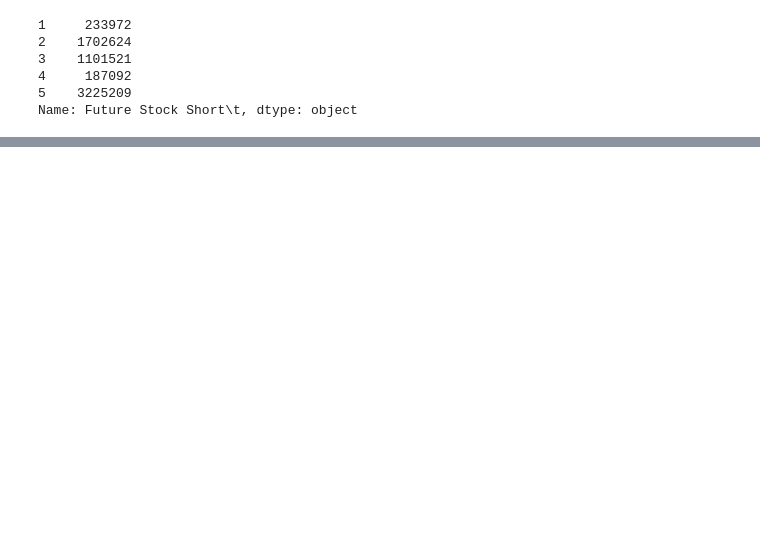
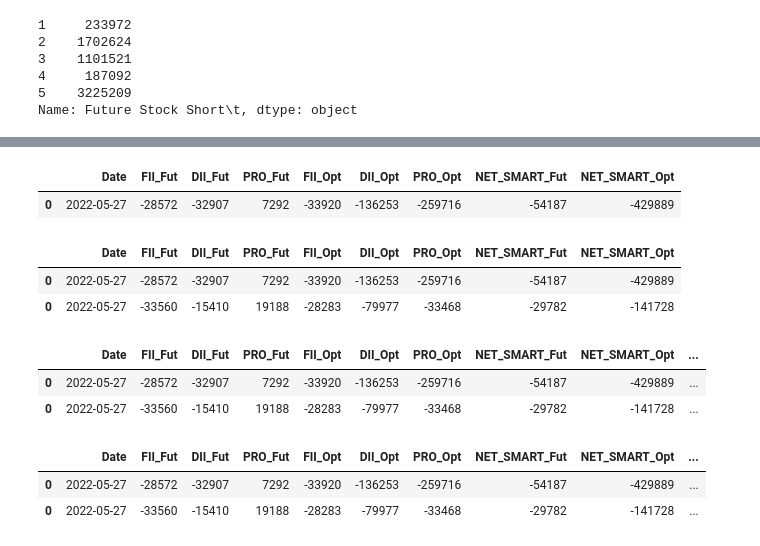
Before and after one commit to gkondayya/Options, a Jupyter notebook: BigPlayers.ipynb, the cells around one changed output, grey strips where cells are left out. Saved outputs shown, nothing was run; the diff lists cells and outputs as text; code cells hidden in the pictures; blank space fills up the shorter version.

```diff
--- a/BigPlayers.ipynb
+++ b/BigPlayers.ipynb
@@ -92,0 +146,6 @@ SyntaxError: ignored
+# %%
+from google.colab import files
+import io
+uploaded = files.upload()
+df10 = pd.read_csv(io.BytesIO(uploaded['BigPlayers.csv']))
+df10
@@ -92,0 +163,29 @@ SyntaxError: ignored
+# %%
+df10
+# %% [output]
+|  | Date | FII_Fut | DII_Fut | PRO_Fut | FII_Opt | DII_Opt | PRO_Opt | NET_SMART_Fut | NET_SMART_Opt |
+| 0 | 2022-05-27 | -28572 | -32907 | 7292 | -33920 | -136253 | -259716 | -54187 | -429889 |
+# %%
+df10 = pd.concat([df10, df2], axis=0)
+df10
+# %% [output]
+|  | Date | FII_Fut | DII_Fut | PRO_Fut | FII_Opt | DII_Opt | PRO_Opt | NET_SMART_Fut | NET_SMART_Opt |
+| 0 | 2022-05-27 | -28572 | -32907 | 7292 | -33920 | -136253 | -259716 | -54187 | -429889 |
+| 0 | 2022-05-27 | -33560 | -15410 | 19188 | -28283 | -79977 | -33468 | -29782 | -141728 |
+# %%
+#df10 = df2.append(new_row, ignore_index=False)
+
+df11 = df10
+df11['Fut_Change'] = df11['NET_SMART_Fut']-df11['NET_SMART_Fut'].shift(1)
+df11
+# %% [output]
+|  | Date | FII_Fut | DII_Fut | PRO_Fut | FII_Opt | DII_Opt | PRO_Opt | NET_SMART_Fut | NET_SMART_Opt | ... |
+| 0 | 2022-05-27 | -28572 | -32907 | 7292 | -33920 | -136253 | -259716 | -54187 | -429889 | ... |
+| 0 | 2022-05-27 | -33560 | -15410 | 19188 | -28283 | -79977 | -33468 | -29782 | -141728 | ... |
+# %%
+df11['Opt_Change'] = df11['NET_SMART_Opt']-df11['NET_SMART_Opt'].shift(1)
+df11
+# %% [output]
+|  | Date | FII_Fut | DII_Fut | PRO_Fut | FII_Opt | DII_Opt | PRO_Opt | NET_SMART_Fut | NET_SMART_Opt | ... |
+| 0 | 2022-05-27 | -28572 | -32907 | 7292 | -33920 | -136253 | -259716 | -54187 | -429889 | ... |
+| 0 | 2022-05-27 | -33560 | -15410 | 19188 | -28283 | -79977 | -33468 | -29782 | -141728 | ... |
```
Also changed, not shown: parts of 13 cells of this notebook.
